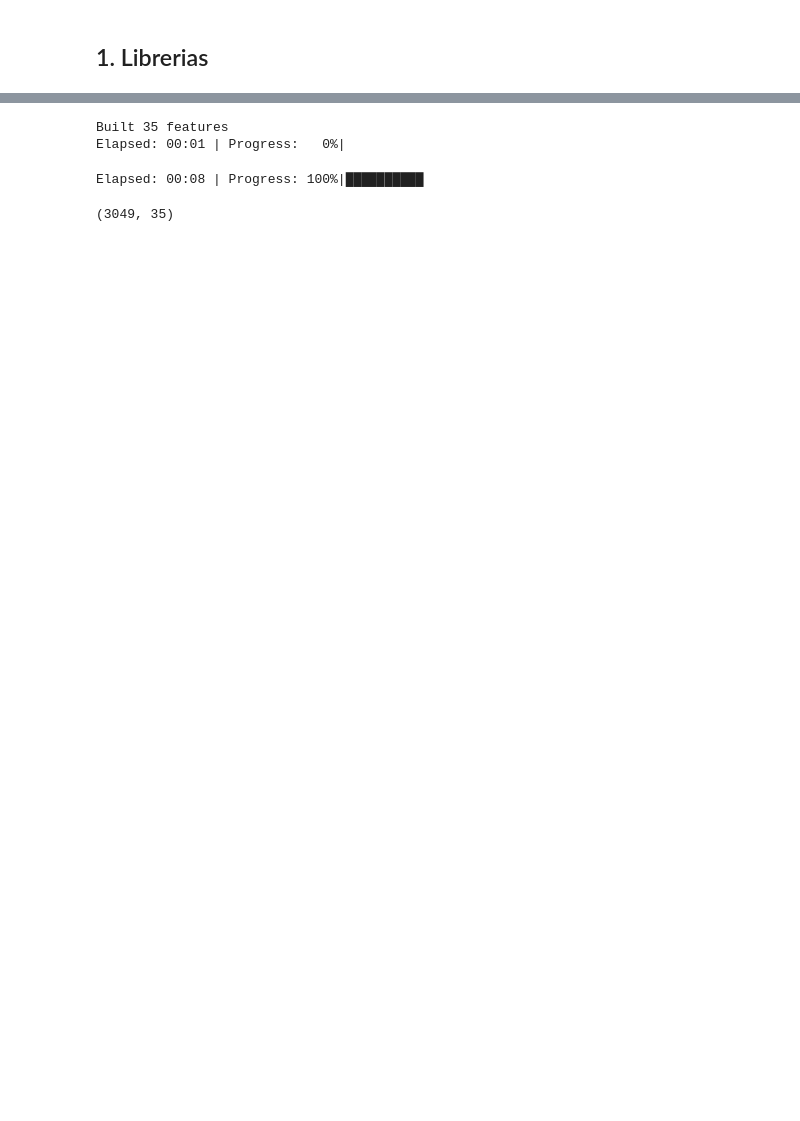
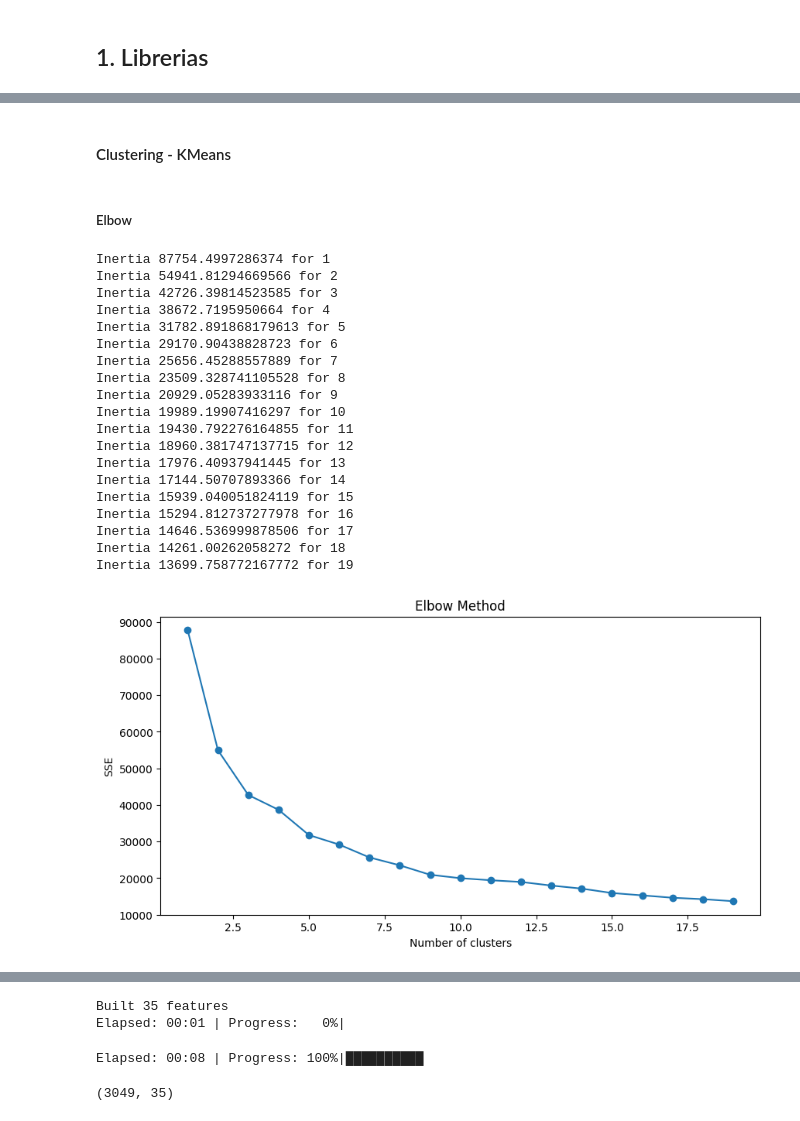
Before and after one commit to antonioMateos/grupo2retail_0424, a Jupyter notebook: 03_Clustering/00_Test_Clustering.ipynb, the cells around one changed output, grey strips where cells are left out. Saved outputs shown, nothing was run; the diff lists cells and outputs as text; code cells hidden in the pictures; blank space fills up the shorter version.

Commit message:
Wip test clustering

```diff
--- a/03_Clustering/00_Test_Clustering.ipynb
+++ b/03_Clustering/00_Test_Clustering.ipynb
@@ -206,0 +213,10 @@ es = es.add_relationship("items", "item", "weekly_sales", "item")
+# %%
+# Crear características agregadas relevantes para los productos
+# Usamos las funciones de agregación estándar de featuretools: SUM, MEAN, STD, COUNT
+feature_matrix_sales, feature_defs_sales = ft.dfs(
+    entityset=es,
+    target_dataframe_name="items",
+    agg_primitives=["sum", "mean", "std", "count"],  # Primitivas estándar de agregación
+    trans_primitives=[],  # No necesitamos transformaciones adicionales aquí
+    max_depth=2
+)
@@ -206,0 +245,21 @@ es = es.add_relationship("items", "item", "weekly_sales", "item")
+# %%
+# Seleccionar características relevantes para el clustering de ventas/performance
+selected_features = {
+    'COUNT(sales)': 'num_sales',                   # Número de ventas
+    'SUM(sales.units)': 'total_units_sold',        # Total de unidades vendidas
+    'SUM(sales.raw_earn)': 'total_revenue',        # Ingresos totales
+    'MEAN(sales.sell_price)': 'avg_sell_price',    # Precio promedio de venta
+    'STD(sales.sell_price)': 'std_sell_price',     # Desviación estándar del precio de venta
+    'STD(sales.units)': 'std_units_sold',          # Desviación estándar de unidades vendidas
+    'MEAN(sales.units)': 'avg_units_per_week',     # Promedio de unidades vendidas
+    'MEAN(sales.week)': 'avg_week',                # Promedio de la semana
+    'STD(sales.week)': 'std_week',                 # Desviación estándar de la semana
+    'MEAN(sales.year)': 'avg_year'                 # Promedio del año
+}
+
+# Filtrar la matriz de características para mantener solo las seleccionadas y renombrar columnas
+fm_selected_sales = feature_matrix_sales[list(selected_features.keys())]
+fm_selected_sales.rename(columns=selected_features, inplace=True)
+
+# Mostrar las primeras filas de la matriz filtrada y renombrada
+display(fm_selected_sales.head())
@@ -206,0 +276,4 @@ es = es.add_relationship("items", "item", "weekly_sales", "item")
+# %%
+scaled_df = preprocess_features(fm_selected_sales)
+
+scaled_df.head()
@@ -206,0 +289,29 @@ es = es.add_relationship("items", "item", "weekly_sales", "item")
+# %% [markdown]
+#### Clustering - KMeans
+# %% [markdown]
+##### Elbow
+# %%
+sse_values = plot_elbow_method(scaled_df, 20)  # 10 es un ejemplo de max_range
+
+# display(sse_values)
+# %% [output]
+Inertia 87754.4997286374 for 1
+Inertia 54941.81294669566 for 2
+Inertia 42726.39814523585 for 3
+Inertia 38672.7195950664 for 4
+Inertia 31782.891868179613 for 5
+Inertia 29170.90438828723 for 6
+Inertia 25656.45288557889 for 7
+Inertia 23509.328741105528 for 8
+Inertia 20929.05283933116 for 9
+Inertia 19989.19907416297 for 10
+Inertia 19430.792276164855 for 11
+Inertia 18960.381747137715 for 12
+Inertia 17976.40937941445 for 13
+Inertia 17144.50707893366 for 14
+Inertia 15939.040051824119 for 15
+Inertia 15294.812737277978 for 16
+Inertia 14646.536999878506 for 17
+Inertia 14261.00262058272 for 18
+Inertia 13699.758772167772 for 19
+[figure, added]
```
Also changed, not shown: parts of 56 cells of this notebook.
